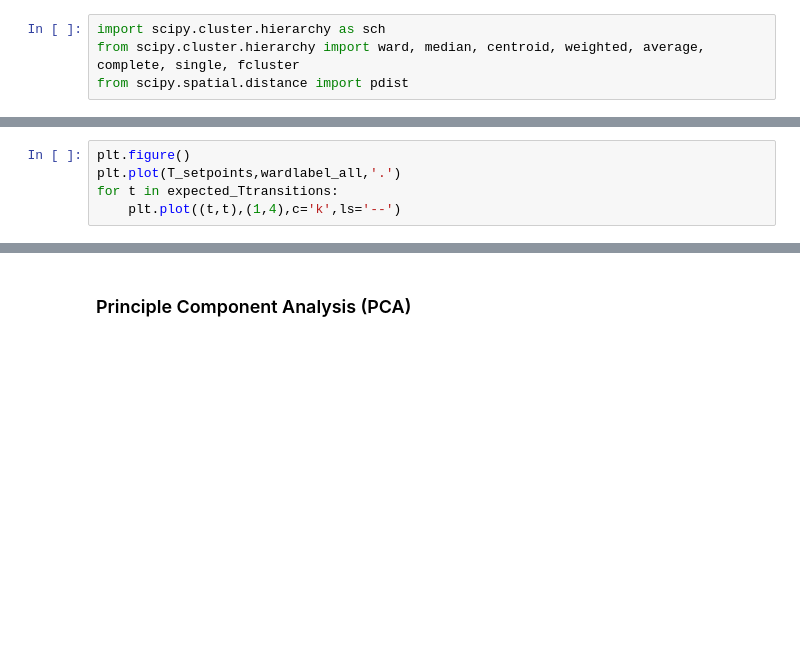
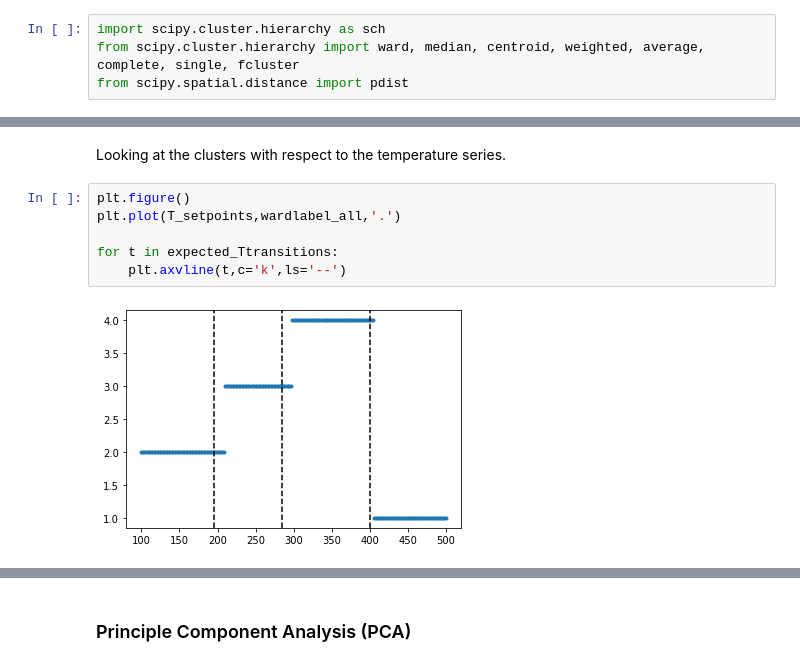
Before and after one commit to NSLS-II/um2022, a Jupyter notebook: unsupervised_PD.ipynb, the cells around one changed output, grey strips where cells are left out. Cells and saved outputs as stored; diff of their text form; blank space fills up the shorter version.

```diff
--- a/unsupervised_PD.ipynb
+++ b/unsupervised_PD.ipynb
@@ -119,8 +143,13 @@ print (max(wardlabel_all))
+# %% [markdown]
+Looking at the clusters with respect to the temperature series.
 # %%
 plt.figure()
 plt.plot(T_setpoints,wardlabel_all,'.')
+
 for t in expected_Ttransitions:
-    plt.plot((t,t),(1,4),c='k',ls='--')
+    plt.axvline(t,c='k',ls='--')
+# %% [output]
+[figure, added]
 # %%
 plt.figure(dpi=100)
 cc = make_colormap(6, use_cmap='Dark2')
```
Also changed, not shown: parts of 38 cells of this notebook, 1 other file.
